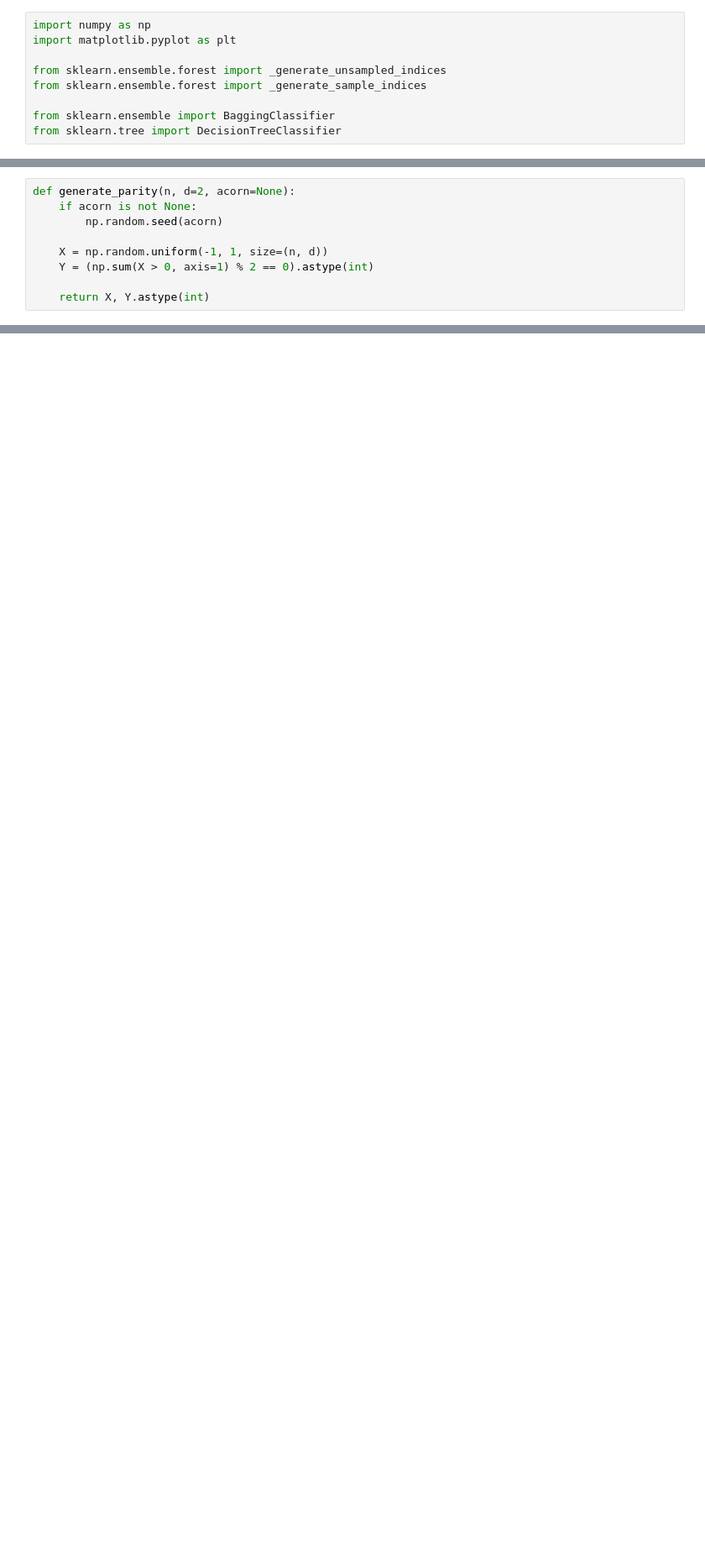
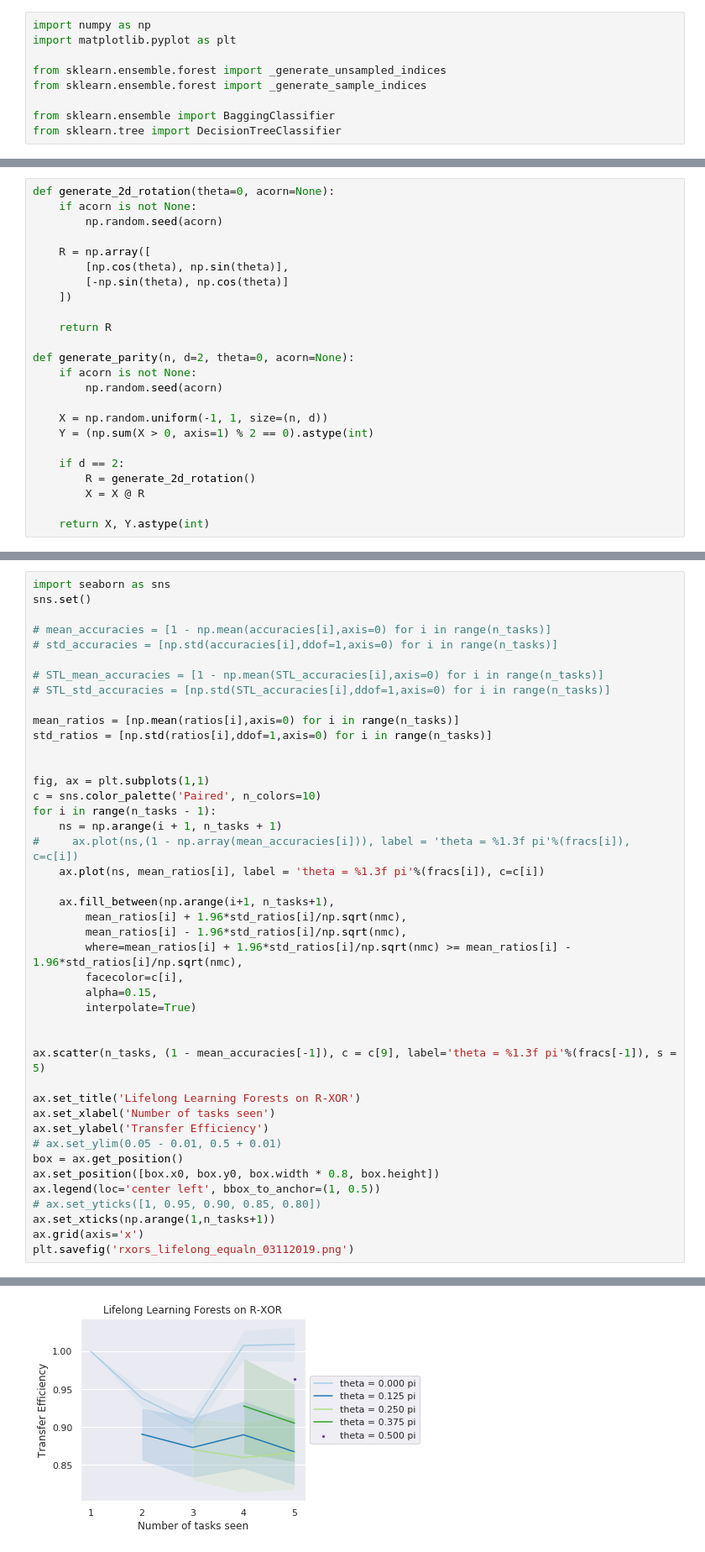
Before and after one commit to neurodata/lifelong-learning, a Jupyter notebook: cef/for_ronak.ipynb, the cells around one changed output, grey strips where cells are left out. Shown at 84% size. Drawn from its saved outputs; the diff is of its cells as text; blank space fills up the shorter version.

```diff
--- a/cef/for_ronak.ipynb
+++ b/cef/for_ronak.ipynb
@@ -240,12 +256,27 @@ class LifelongForest:
         return np.argmax(sum_posteriors, axis=1)
 # %%
-def generate_parity(n, d=2, acorn=None):
+def generate_2d_rotation(theta=0, acorn=None):
+    if acorn is not None:
+        np.random.seed(acorn)
+
+    R = np.array([
+        [np.cos(theta), np.sin(theta)],
+        [-np.sin(theta), np.cos(theta)]
+    ])
+
+    return R
+
+def generate_parity(n, d=2, theta=0, acorn=None):
     if acorn is not None:
         np.random.seed(acorn)
 
     X = np.random.uniform(-1, 1, size=(n, d))
     Y = (np.sum(X > 0, axis=1) % 2 == 0).astype(int)
 
+    if d == 2:
+        R = generate_2d_rotation()
+        X = X @ R
+
     return X, Y.astype(int)
 # %%
 def jovo_experiment(nx, nz, d, dist_x=generate_parity, dist_z=generate_parity, theta=0, m=100, subsample = 0.32, n_algos=6, return_posteriors = False):
@@ -323,0 +478,44 @@ def jovo_experiment(nx, nz, d, dist_x=generate_parity, dist_z=generate_parity, t
+# %%
+import seaborn as sns
+sns.set()
+
+# mean_accuracies = [1 - np.mean(accuracies[i],axis=0) for i in range(n_tasks)]
+# std_accuracies = [np.std(accuracies[i],ddof=1,axis=0) for i in range(n_tasks)]
+
+# STL_mean_accuracies = [1 - np.mean(STL_accuracies[i],axis=0) for i in range(n_tasks)]
+# STL_std_accuracies = [np.std(STL_accuracies[i],ddof=1,axis=0) for i in range(n_tasks)]
+
+mean_ratios = [np.mean(ratios[i],axis=0) for i in range(n_tasks)]
+std_ratios = [np.std(ratios[i],ddof=1,axis=0) for i in range(n_tasks)]
+
+
+fig, ax = plt.subplots(1,1)
+c = sns.color_palette('Paired', n_colors=10)
+for i in range(n_tasks - 1):
+    ns = np.arange(i + 1, n_tasks + 1)
+#     ax.plot(ns,(1 - np.array(mean_accuracies[i])), label = 'theta = %1.3f pi'%(fracs[i]), c=c[i])
+    ax.plot(ns, mean_ratios[i], label = 'theta = %1.3f pi'%(fracs[i]), c=c[i])
+
+    ax.fill_between(np.arange(i+1, n_tasks+1),
+        mean_ratios[i] + 1.96*std_ratios[i]/np.sqrt(nmc),
+        mean_ratios[i] - 1.96*std_ratios[i]/np.sqrt(nmc),
+        where=mean_ratios[i] + 1.96*std_ratios[i]/np.sqrt(nmc) >= mean_ratios[i] - 1.96*std_ratios[i]/np.sqrt(nmc),
+        facecolor=c[i],
+        alpha=0.15,
+        interpolate=True)
+
+
+ax.scatter(n_tasks, (1 - mean_accuracies[-1]), c = c[9], label='theta = %1.3f pi'%(fracs[-1]), s = 5)
+
+ax.set_title('Lifelong Learning Forests on R-XOR')
+ax.set_xlabel('Number of tasks seen')
+ax.set_ylabel('Transfer Efficiency')
+# ax.set_ylim(0.05 - 0.01, 0.5 + 0.01)
+box = ax.get_position()
+ax.set_position([box.x0, box.y0, box.width * 0.8, box.height])
+ax.legend(loc='center left', bbox_to_anchor=(1, 0.5))
+# ax.set_yticks([1, 0.95, 0.90, 0.85, 0.80])
+ax.set_xticks(np.arange(1,n_tasks+1))
+ax.grid(axis='x')
+plt.savefig('rxors_lifelong_equaln_03112019.png')
+# %% [output]
@@ -323,0 +523 @@ def jovo_experiment(nx, nz, d, dist_x=generate_parity, dist_z=generate_parity, t
+[figure, added]
```
Also changed, not shown: parts of 5 cells of this notebook, 2 other files.
